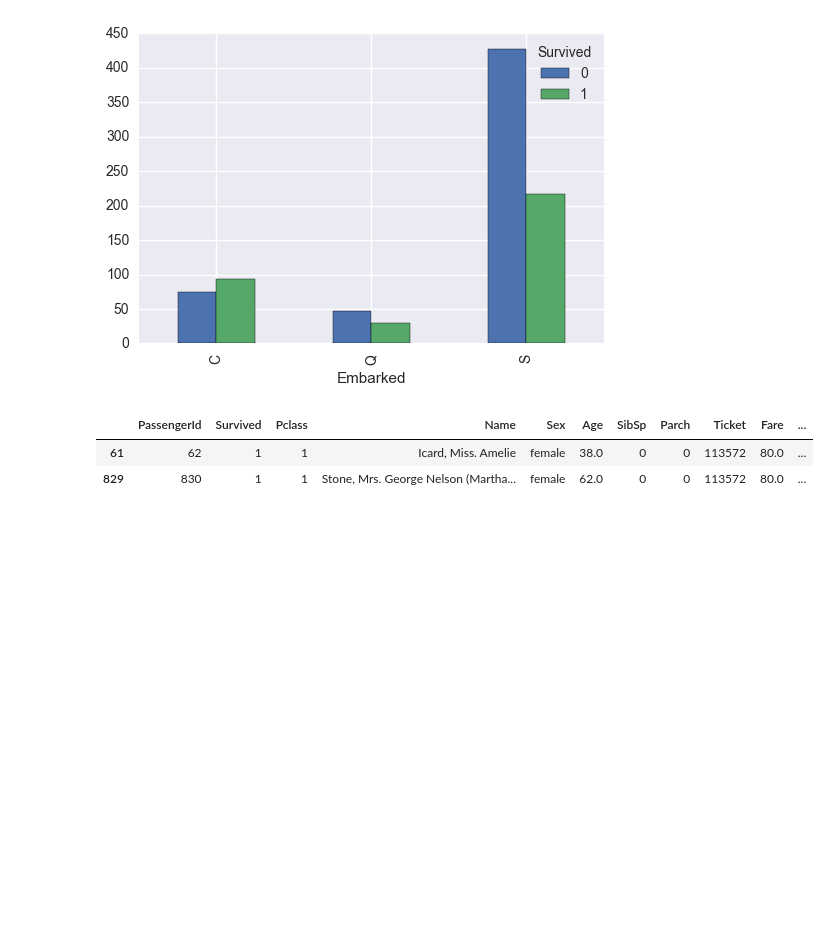
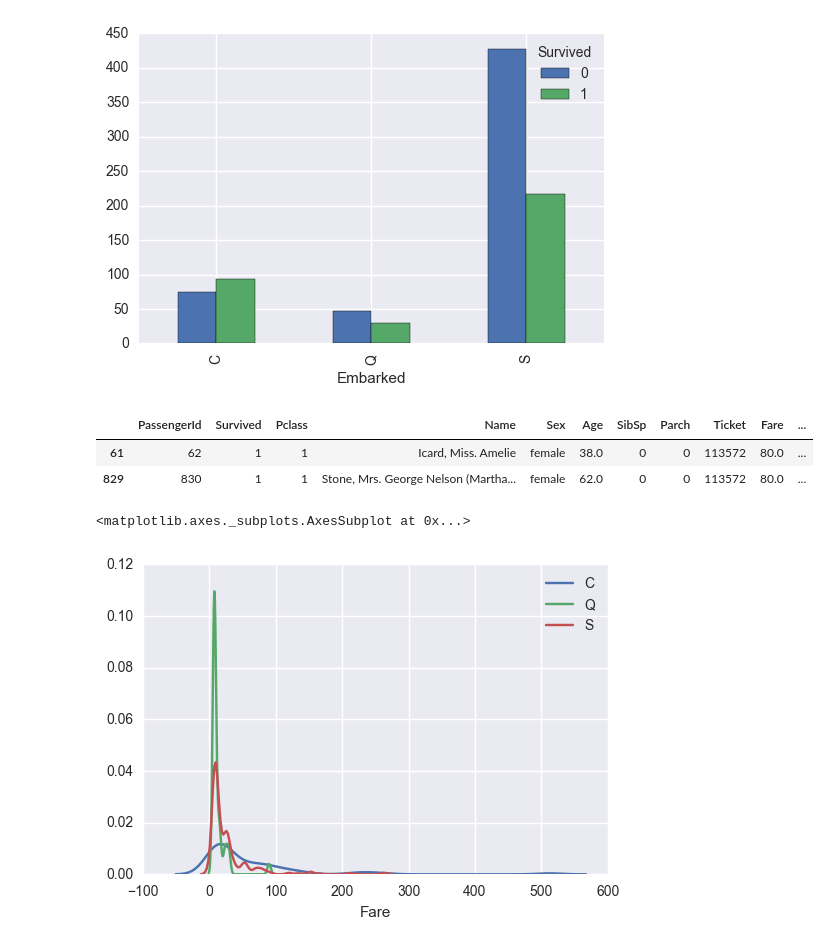
Before and after one commit to smkim235/kaggle, a Jupyter notebook: titanic_survival/1. Titanic - Data Exploration.ipynb, the cells around one changed output. Cells and saved outputs as stored; diff of their text form; code cells hidden in the pictures; blank space fills up the shorter version.

```diff
--- a/titanic_survival/1. Titanic - Data Exploration.ipynb
+++ b/titanic_survival/1. Titanic - Data Exploration.ipynb
@@ -246,4 +244,12 @@ df[df.Embarked.isnull()]
 |  | PassengerId | Survived | Pclass | Name | Sex | Age | SibSp | Parch | Ticket | Fare | ... |
 | 61 | 62 | 1 | 1 | Icard, Miss. Amelie | female | 38.0 | 0 | 0 | 113572 | 80.0 | ... |
 | 829 | 830 | 1 | 1 | Stone, Mrs. George Nelson (Martha... | female | 62.0 | 0 | 0 | 113572 | 80.0 | ... |
+# %%
+fares = df.Fare
+sns.distplot(fares[df.Embarked == 'C'], hist=0, kde=1, label='C')
+sns.distplot(fares[df.Embarked == 'Q'], hist=0, kde=1, label='Q')
+sns.distplot(fares[df.Embarked == 'S'], hist=0, kde=1, label='S')
+# %% [output]
+<matplotlib.axes._subplots.AxesSubplot at 0x...>
+[figure, added]
 # %%
```
Also changed, not shown: parts of 5 cells of this notebook.
